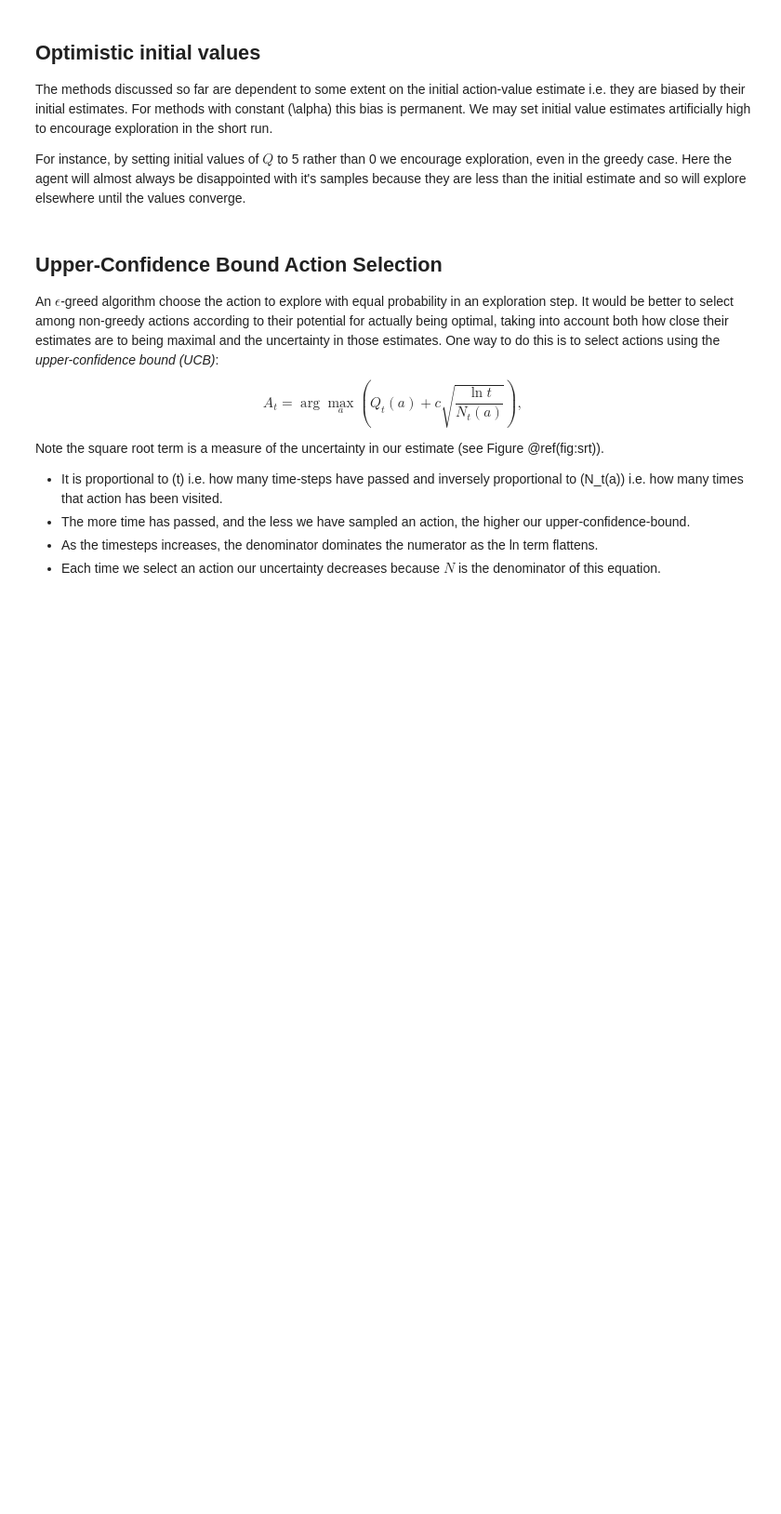
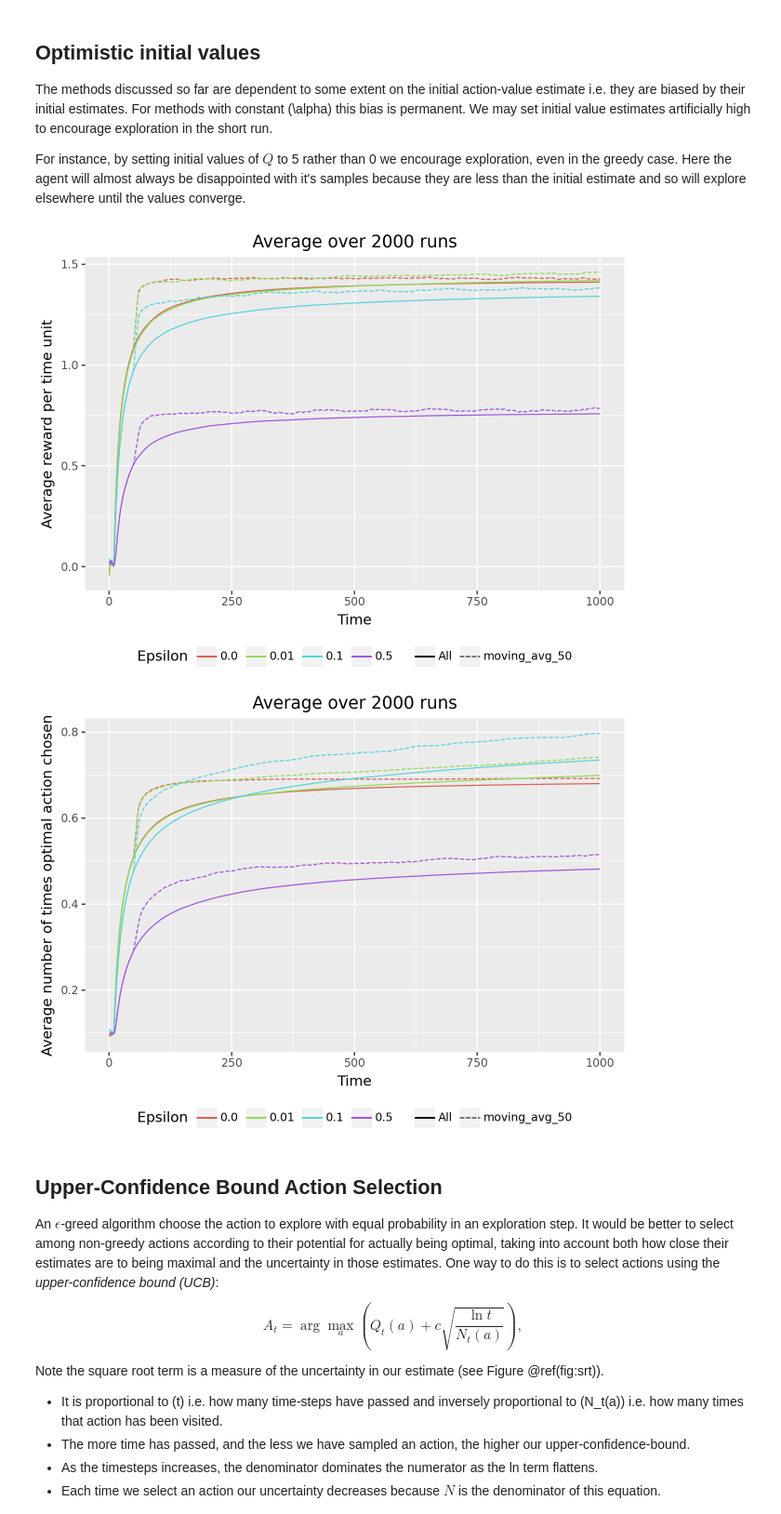
Before and after one commit to simon-mellergaard/RL, a Jupyter notebook: Exercises/05_bandit.ipynb, the cells around one changed output. Shown: that part at 93% size. Cells and saved outputs as stored; diff of their text form; code cells hidden in the pictures; blank space fills up the shorter version.

```diff
--- a/Exercises/05_bandit.ipynb
+++ b/Exercises/05_bandit.ipynb
@@ -307,12 +361,18 @@ For instance, by setting initial values of $Q$ to 5 rather than 0 we encourage e
 # %%
 #@title Your Turn (code)
 
 # Set seed for reproducibility
 random.seed(3276)
 np.random.seed(3276)
 
 # What will be the effect of setting the initial values to 5 instead of 0?
 # Run the performance function and comment on the best exploration rates.
+plots = performance(runs=2000, time_steps=1000, ini=5)
+plots['ptR'].show()
+plots['ptO'].show()
+# %% [output]
+[figure, added]
+[figure, added]
 # %% [markdown]
 
 
```
Also changed, not shown: parts of 6 cells of this notebook.
